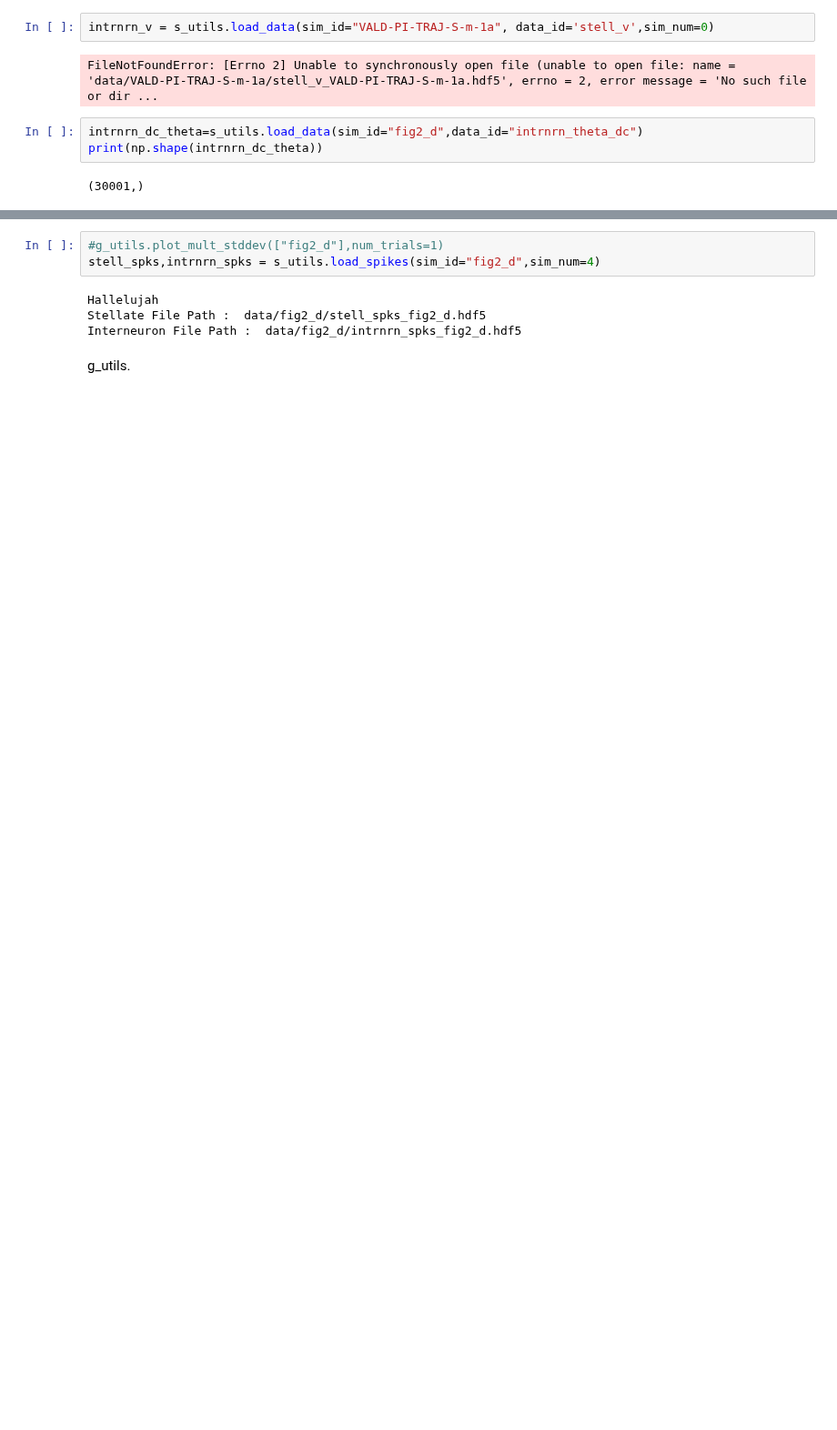
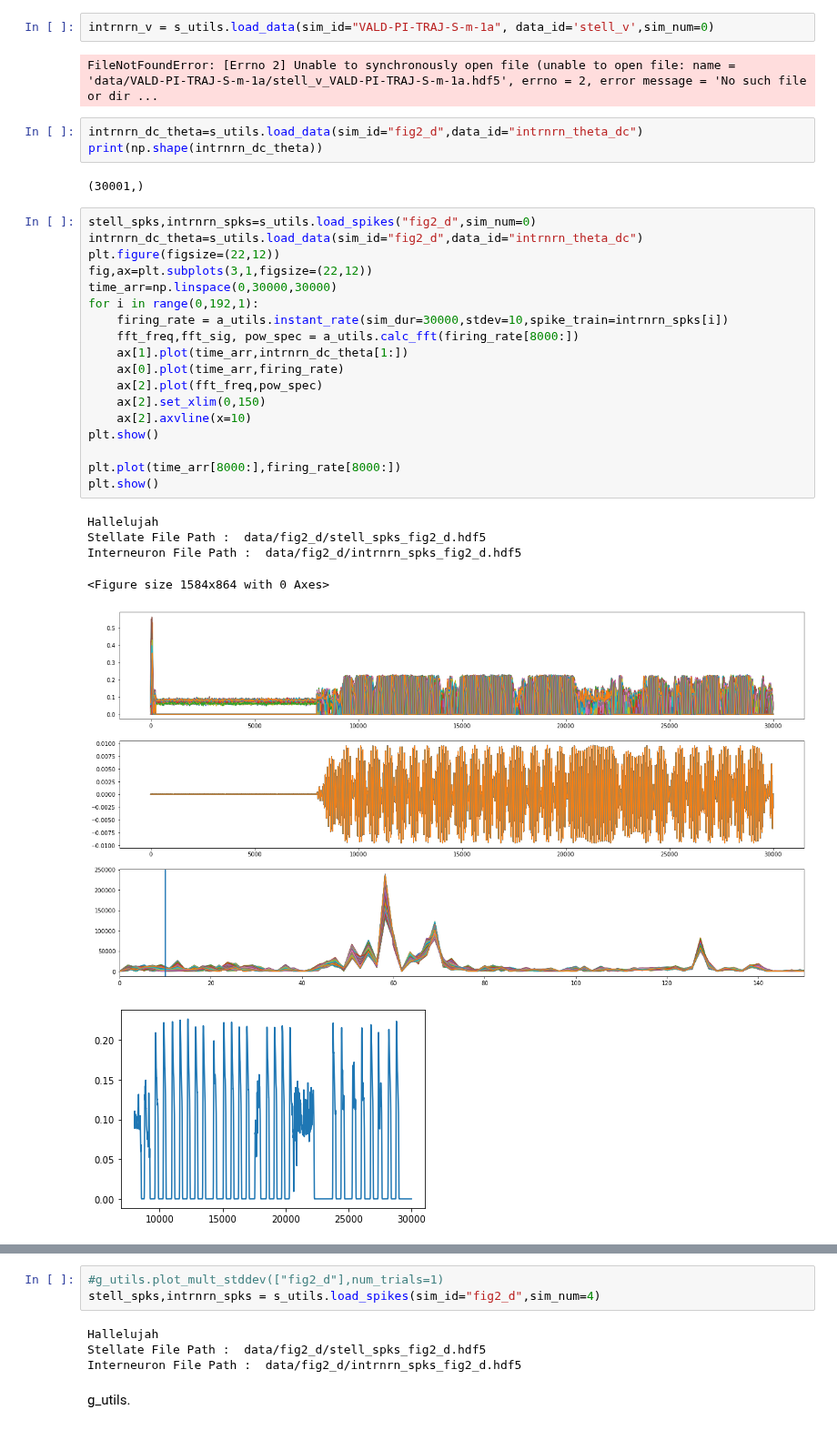
Before and after one commit to tiny-infinity/GridCellsCopy, a Jupyter notebook: analysis/notebooks/theta_analysis/gov_5.ipynb, the cells around one changed output, grey strips where cells are left out. Shown at 91% size. Drawn from its saved outputs; the diff is of its cells as text; blank space fills up the shorter version.

```diff
--- a/analysis/notebooks/theta_analysis/gov_5.ipynb
+++ b/analysis/notebooks/theta_analysis/gov_5.ipynb
@@ -361,4 +361,29 @@ intrnrn_dc_theta=s_utils.load_data(sim_id="fig2_d",data_id="intrnrn_theta_dc")
 print(np.shape(intrnrn_dc_theta))
 # %% [output]
 (30001,)
+# %%
+stell_spks,intrnrn_spks=s_utils.load_spikes("fig2_d",sim_num=0)
+intrnrn_dc_theta=s_utils.load_data(sim_id="fig2_d",data_id="intrnrn_theta_dc")
+plt.figure(figsize=(22,12))
+fig,ax=plt.subplots(3,1,figsize=(22,12))
+time_arr=np.linspace(0,30000,30000)
+for i in range(0,192,1):
+    firing_rate = a_utils.instant_rate(sim_dur=30000,stdev=10,spike_train=intrnrn_spks[i])
+    fft_freq,fft_sig, pow_spec = a_utils.calc_fft(firing_rate[8000:])
+    ax[1].plot(time_arr,intrnrn_dc_theta[1:])
+    ax[0].plot(time_arr,firing_rate)
+    ax[2].plot(fft_freq,pow_spec)
+    ax[2].set_xlim(0,150)
+    ax[2].axvline(x=10)
+plt.show()
+
+plt.plot(time_arr[8000:],firing_rate[8000:])
+plt.show()
+# %% [output]
+Hallelujah
+Stellate File Path :  data/fig2_d/stell_spks_fig2_d.hdf5
+Interneuron File Path :  data/fig2_d/intrnrn_spks_fig2_d.hdf5
+<Figure size 1584x864 with 0 Axes>
+[figure, added]
+[figure, added]
 # %%
```
Also changed, not shown: parts of 2 cells of this notebook.
